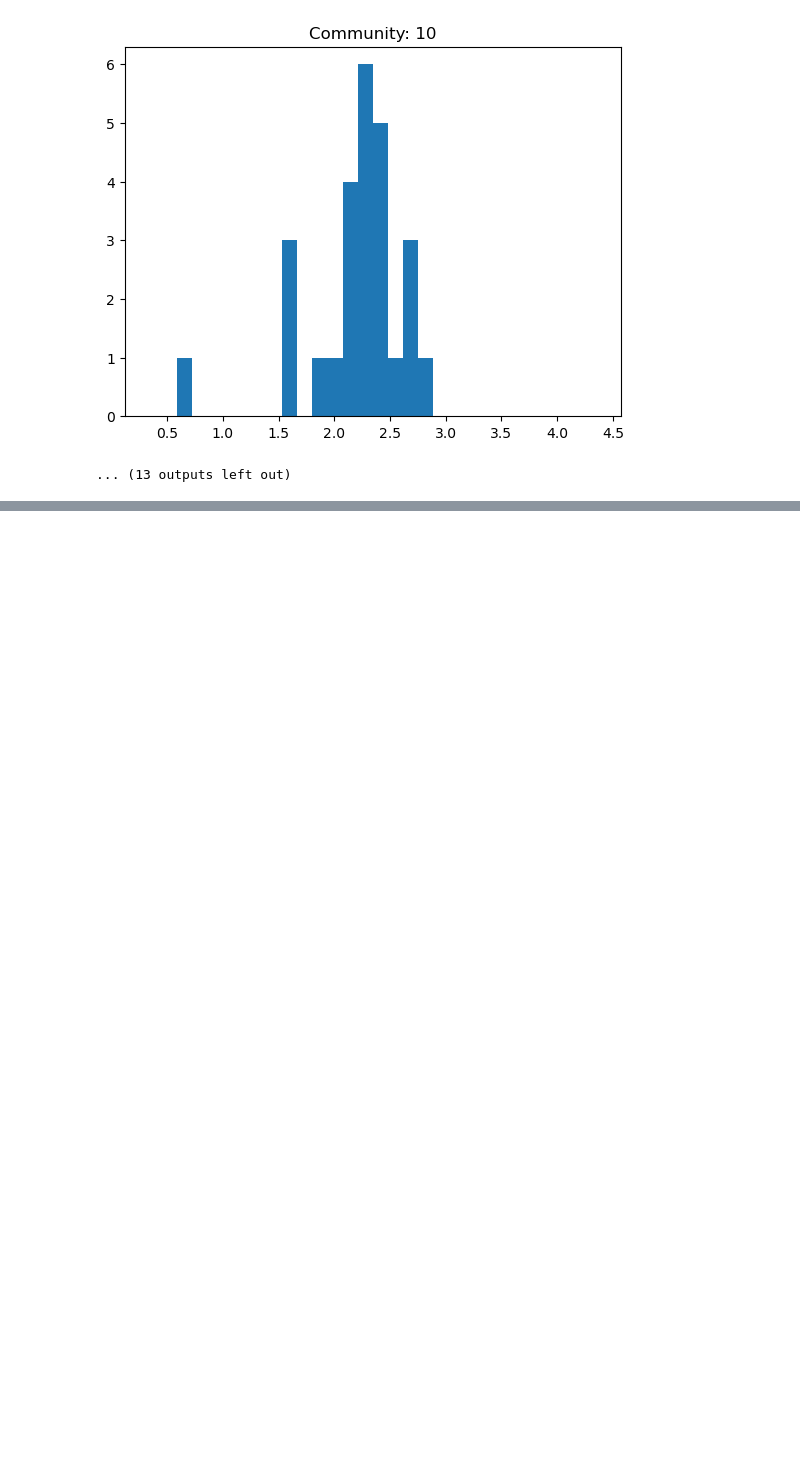
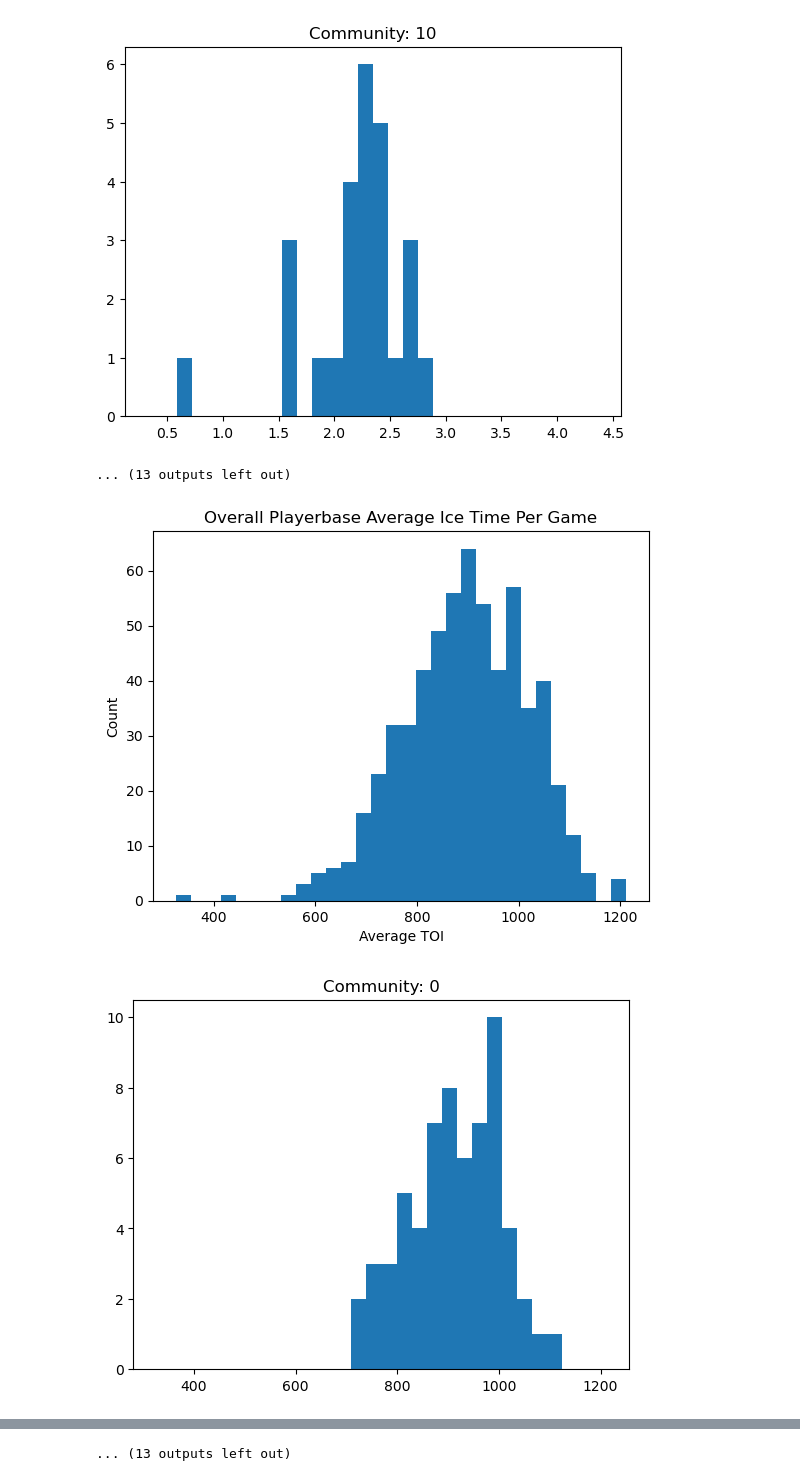
Before and after one commit to emmettcollings/nhl-linemate-network, a Jupyter notebook: src/defense-networks/defense-positive.ipynb, the cells around one changed output, grey strips where cells are left out. Saved outputs shown, nothing was run; the diff lists cells and outputs as text; code cells hidden in the pictures; blank space fills up the shorter version.

```diff
--- a/src/defense-networks/defense-positive.ipynb
+++ b/src/defense-networks/defense-positive.ipynb
@@ -3,6 +3,7 @@
 # %%
 import networkx as nx # make sure you installed networkx
 import pandas as pd
+import numpy as np
 
 # Graph including only positive corsi influences
 # Read in data
@@ -81,6 +82,14 @@ for player in G.nodes:
     players_dz_giveaways[player] = player_dz_giveaways
 
 nx.set_node_attributes(G, players_dz_giveaways, "I_F_dZoneGiveaways_per60")
+
+# average icetime
+players_avg_TOI_dict = dict.fromkeys(G.nodes)
+for player in G.nodes:
+    player_avg_TOI = players_df.loc[[player]]["average_TOI"].values[0]
+    players_avg_TOI_dict[player] = player_avg_TOI
+
+nx.set_node_attributes(G, players_avg_TOI_dict, "average_TOI")
 # %% [markdown]
 # Basic Statistics
 # %%
@@ -281,3 +290,27 @@ for community in greedy_communities:
 [figure]
 [figure]
 ... (13 outputs left out)
+# %%
+# Plot TOI per game of entire playerbase
+player_data = players_df["average_TOI"].values
+n , bins, patches = plt.hist(player_data, 30)
+plt.xlabel("Average TOI")
+plt.ylabel("Count")
+plt.title("Overall Playerbase Average Ice Time Per Game")
+plt.show()
+
+# Plot corsi distribution of each community individually
+node_data = dict(G.nodes(data="average_TOI", default=1))
+i = 0
+for community in greedy_communities:
+    community_player_stats = []
+    for player in community:
+        community_player_stats.append(node_data[player])
+    plt.hist(community_player_stats, bins)
+    title = "Community: " + str(i)
+    plt.title(title)
+    plt.show()
+    i += 1
+# %% [output]
+[figure, added]
+[figure, added]
@@ -283,0 +327 @@ for community in greedy_communities:
+... (13 outputs left out)
```
Also changed, not shown: parts of 2 cells of this notebook, 3 other files.
